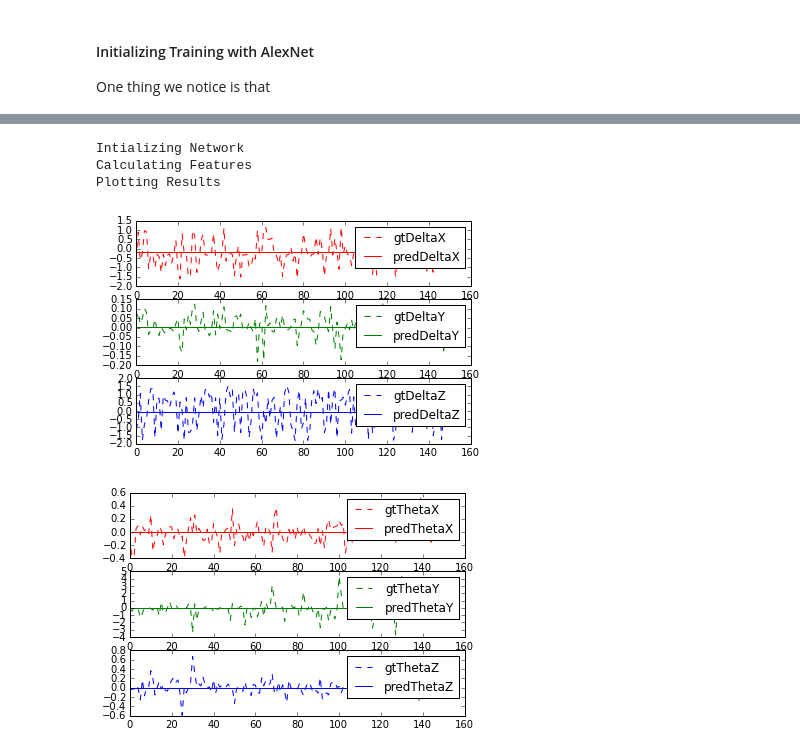
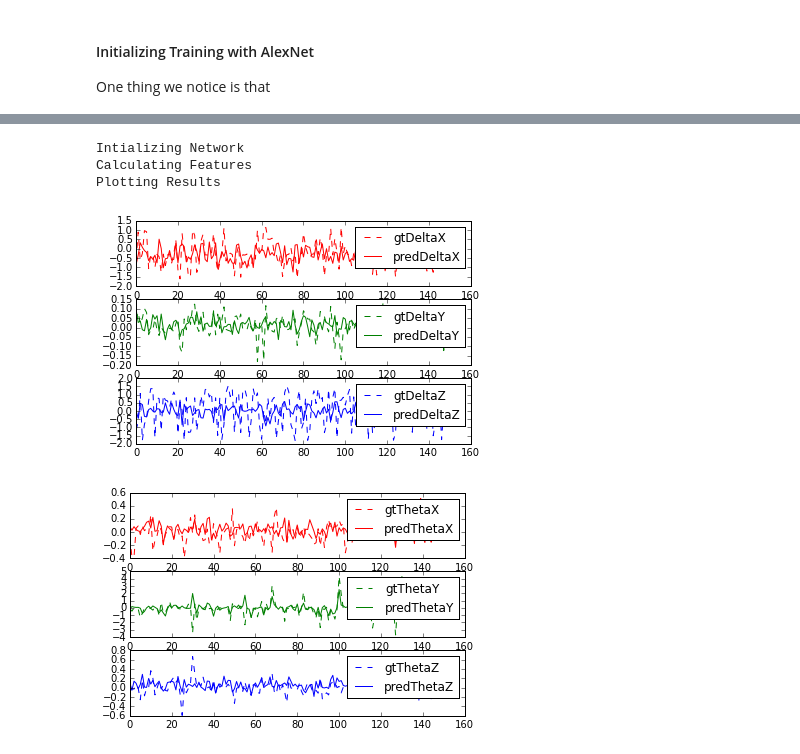
Before and after one commit to pulkitag/caffe, a Jupyter notebook: modelFiles/kitti/Kitti-Document.ipynb, the cells around one changed output, grey strips where cells are left out. Cells and saved outputs as stored; diff of their text form; code cells hidden in the pictures.

```diff
--- a/modelFiles/kitti/Kitti-Document.ipynb
+++ b/modelFiles/kitti/Kitti-Document.ipynb
@@ -76,9 +76,9 @@ netBase.vis_weights('conv1',ax=ax3, titleName='Base AlexNet Weights')
 # %%
-ku.get_accuracy(numIter=10000, imSz=256, poseType='euler', nrmlzType='zScoreScaleSeperate',
+ku.get_accuracy(numIter=20000, imSz=256, poseType='euler', nrmlzType='zScoreScaleSeperate',
                  isScratch=False, concatLayer='pool5', numBatches=3)
 # %% [output]
 Intializing Network
 Calculating Features
 Plotting Results
-[figure, old version]
+[figure, new version]
-[figure, old version]
+[figure, new version]
```
Also changed, not shown: parts of 1 cell of this notebook, 6 other files.
